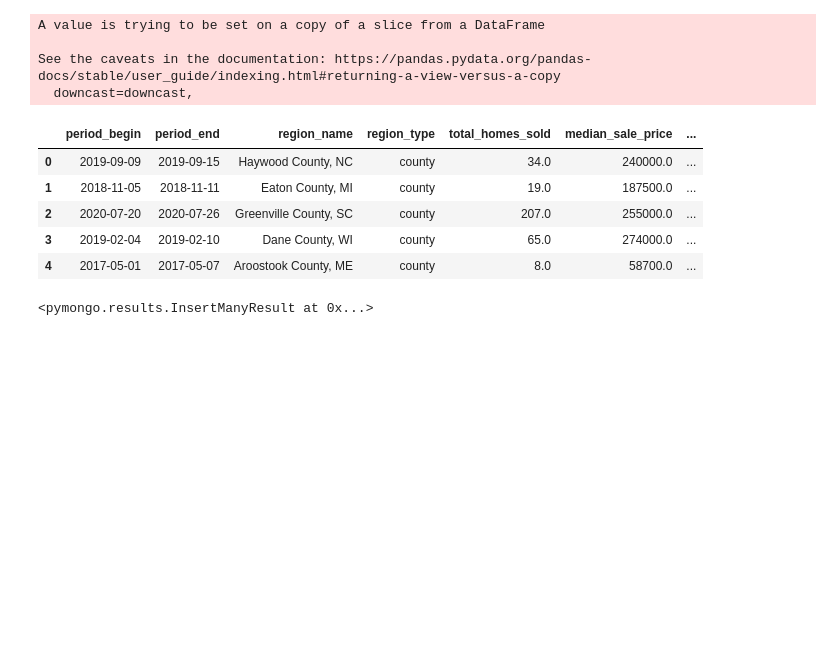
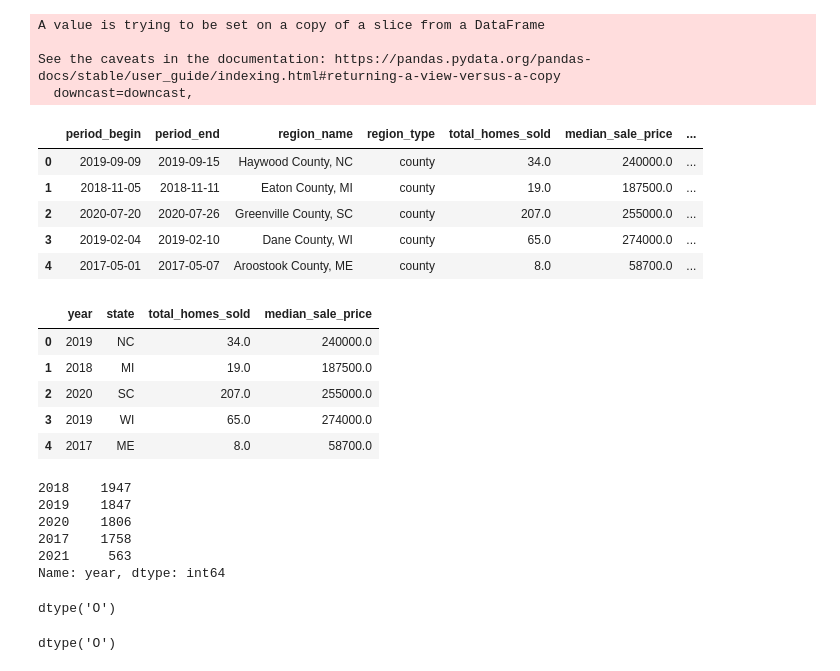
Before and after one commit to DPintacasi/BCproject2, a Jupyter notebook: ETL/redclean_starter_ETL-ARCopy.ipynb, the cells around one changed output. Saved outputs shown, nothing was run; the diff lists cells and outputs as text; code cells hidden in the pictures; blank space fills up the shorter version.

```diff
--- a/ETL/redclean_starter_ETL-ARCopy.ipynb
+++ b/ETL/redclean_starter_ETL-ARCopy.ipynb
@@ -93,3 +94,11 @@ final_cols = ['year',
 ]
 # %%
 df_redfinclean = df_nometro[final_cols]
+df_redfinclean.head()
+# %% [output]
+|  | year | state | total_homes_sold | median_sale_price |
+| 0 | 2019 | NC | 34.0 | 240000.0 |
+| 1 | 2018 | MI | 19.0 | 187500.0 |
+| 2 | 2020 | SC | 207.0 | 255000.0 |
+| 3 | 2019 | WI | 65.0 | 274000.0 |
+| 4 | 2017 | ME | 8.0 | 58700.0 |
@@ -98,4 +105,17 @@ data_dict = df_redfinclean.to_dict("records")
-# %%
-collection.insert_many(data_dict)
-# %% [output]
-<pymongo.results.InsertManyResult at 0x...>
+# %%
+df_redfinclean["year"].value_counts()
+# %% [output]
+2018    1947
+2019    1847
+2020    1806
+2017    1758
+2021     563
+Name: year, dtype: int64
+# %%
+df_redfinclean["median_sale_price"].dtype
+# %% [output]
+dtype('O')
+# %%
+df_redfinclean["total_homes_sold"].dtype
+# %% [output]
+dtype('O')
```
Also changed, not shown: parts of 10 cells of this notebook, 1 other file.
